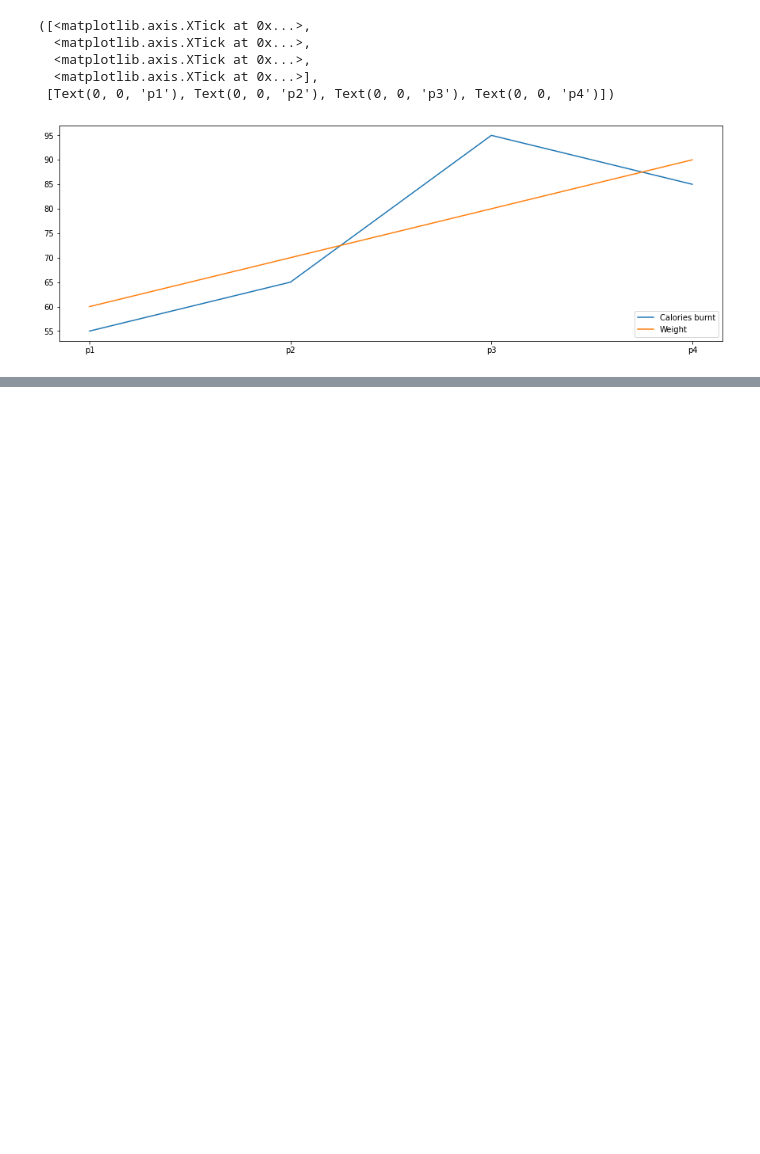
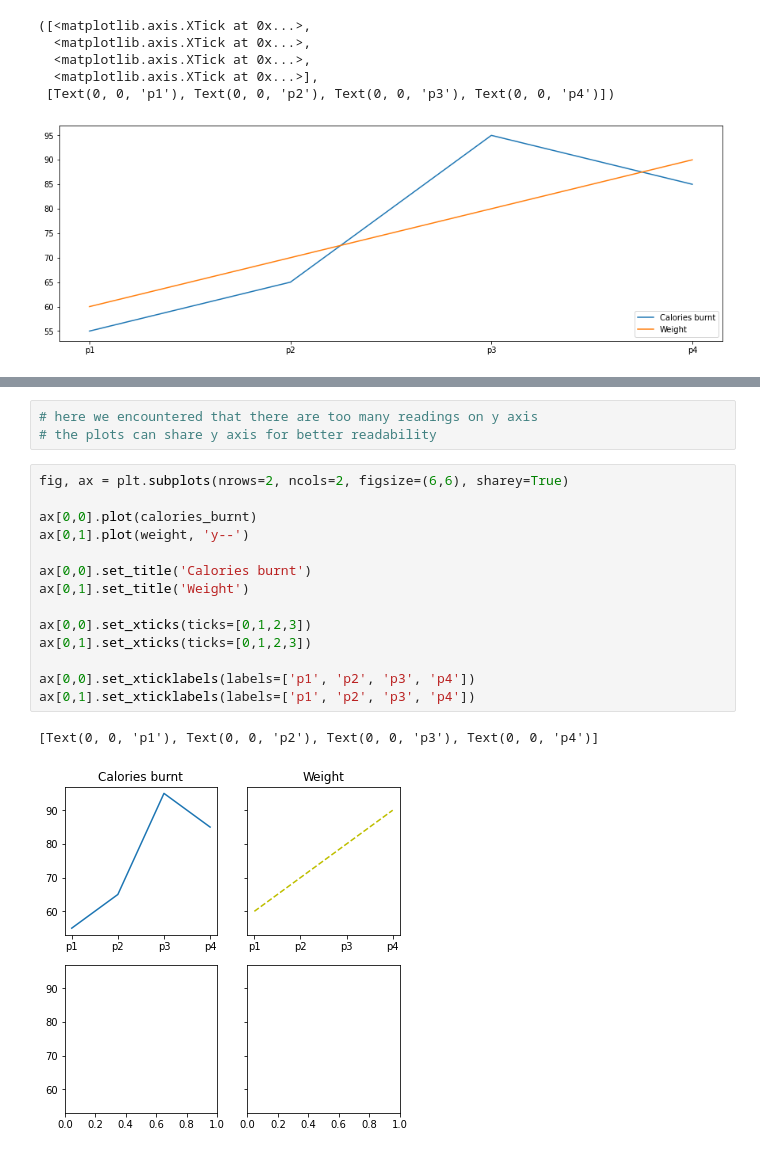
Before and after one commit to dhrush/Python_101, a Jupyter notebook: MatplotLib_Basics.ipynb, the cells around one changed output, grey strips where cells are left out. Drawn from its saved outputs; the diff is of its cells as text; blank space fills up the shorter version.

```diff
--- a/MatplotLib_Basics.ipynb
+++ b/MatplotLib_Basics.ipynb
@@ -77,0 +114,20 @@ plt.xticks(ticks=[0,1,2,3], labels = ['p1', 'p2', 'p3', 'p4'])
+# %%
+# here we encountered that there are too many readings on y axis
+# the plots can share y axis for better readability
+# %%
+fig, ax = plt.subplots(nrows=2, ncols=2, figsize=(6,6), sharey=True)
+
+ax[0,0].plot(calories_burnt)
+ax[0,1].plot(weight, 'y--')
+
+ax[0,0].set_title('Calories burnt')
+ax[0,1].set_title('Weight')
+
+ax[0,0].set_xticks(ticks=[0,1,2,3])
+ax[0,1].set_xticks(ticks=[0,1,2,3])
+
+ax[0,0].set_xticklabels(labels=['p1', 'p2', 'p3', 'p4'])
+ax[0,1].set_xticklabels(labels=['p1', 'p2', 'p3', 'p4'])
+# %% [output]
+[Text(0, 0, 'p1'), Text(0, 0, 'p2'), Text(0, 0, 'p3'), Text(0, 0, 'p4')]
+[figure, added]
```
Also changed, not shown: parts of 3 cells of this notebook.
